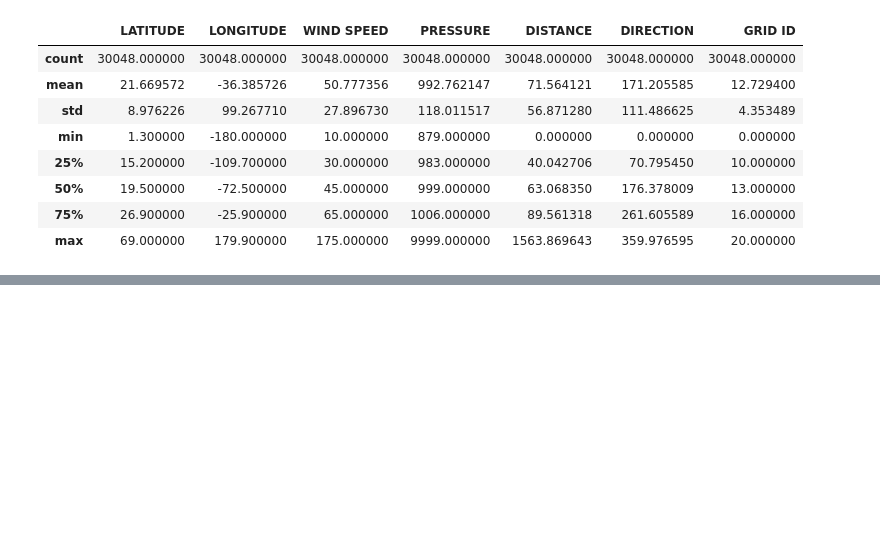
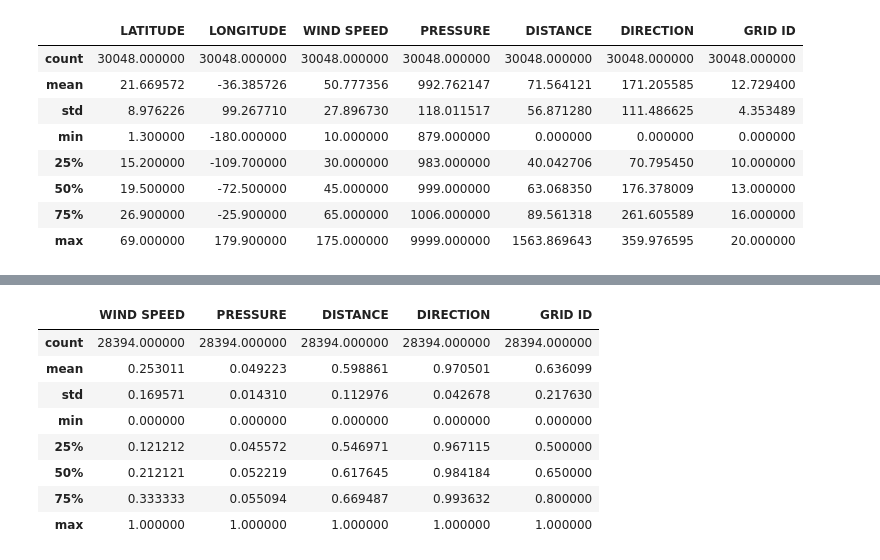
Before and after one commit to adityaprabhat01/HurricaneTrajectory, a Jupyter notebook: model.ipynb, the cells around one changed output, grey strips where cells are left out. Cells and saved outputs as stored; diff of their text form; code cells hidden in the pictures; blank space fills up the shorter version.

```diff
--- a/model.ipynb
+++ b/model.ipynb
@@ -311,0 +319,9 @@ See the caveats in the documentation: http://pandas.pydata.org/pandas-docs/stabl
+# %%
+from sklearn.preprocessing import MinMaxScaler
+scaler = MinMaxScaler()
+scale_data = np.array(df1)
+scaler.fit(scale_data)
+scaled_data = scaler.transform(scale_data)
+df2 = pd.DataFrame(scaled_data)
+df2.columns = ['WIND SPEED','PRESSURE','DISTANCE','DIRECTION','GRID ID']
+df2.head()
@@ -311,0 +335,12 @@ See the caveats in the documentation: http://pandas.pydata.org/pandas-docs/stabl
+# %%
+df2.describe()
+# %% [output]
+|  | WIND SPEED | PRESSURE | DISTANCE | DIRECTION | GRID ID |
+| count | 28394.000000 | 28394.000000 | 28394.000000 | 28394.000000 | 28394.000000 |
+| mean | 0.253011 | 0.049223 | 0.598861 | 0.970501 | 0.636099 |
+| std | 0.169571 | 0.014310 | 0.112976 | 0.042678 | 0.217630 |
+| min | 0.000000 | 0.000000 | 0.000000 | 0.000000 | 0.000000 |
+| 25% | 0.121212 | 0.045572 | 0.546971 | 0.967115 | 0.500000 |
+| 50% | 0.212121 | 0.052219 | 0.617645 | 0.984184 | 0.650000 |
+| 75% | 0.333333 | 0.055094 | 0.669487 | 0.993632 | 0.800000 |
+| max | 1.000000 | 1.000000 | 1.000000 | 1.000000 | 1.000000 |
```
Also changed, not shown: parts of 5 cells of this notebook.
